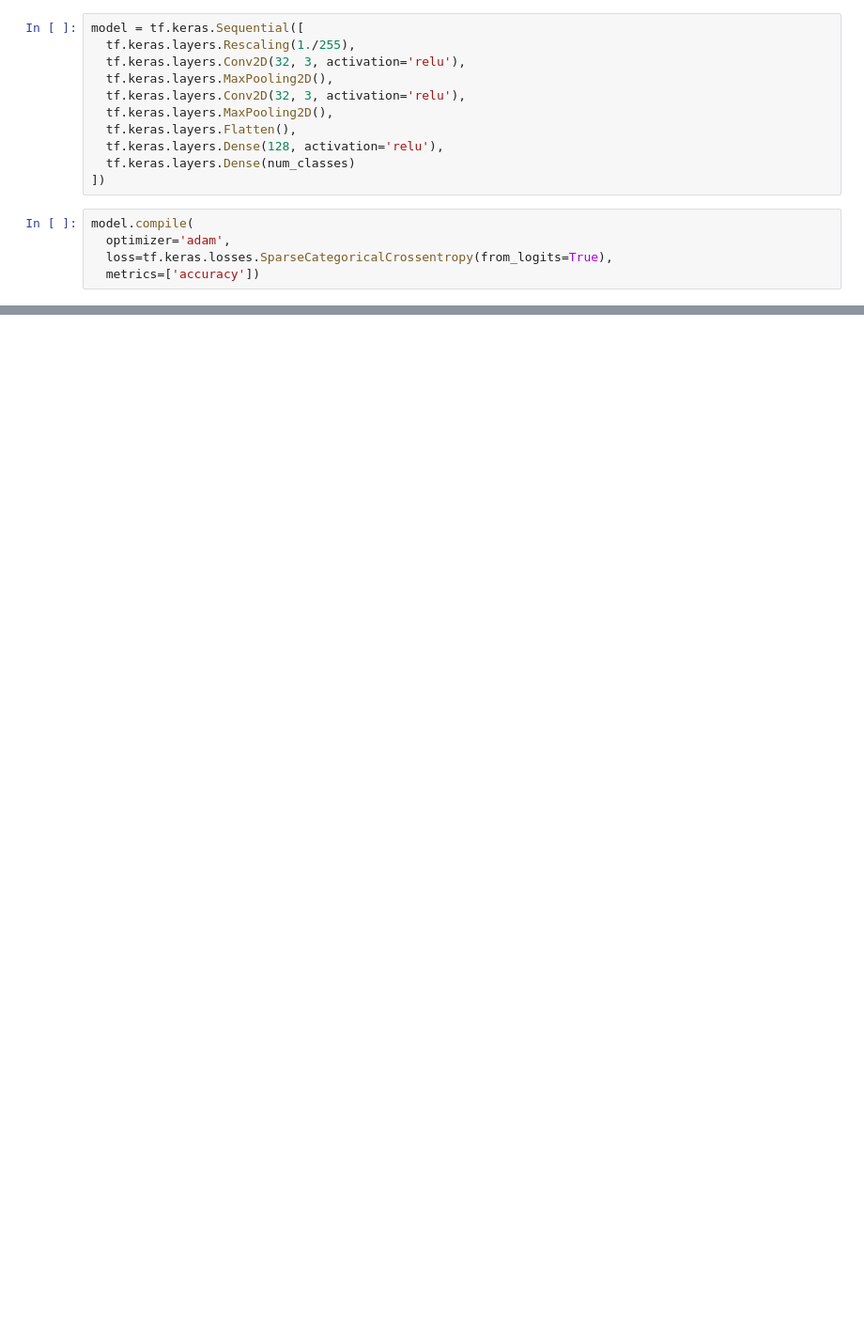
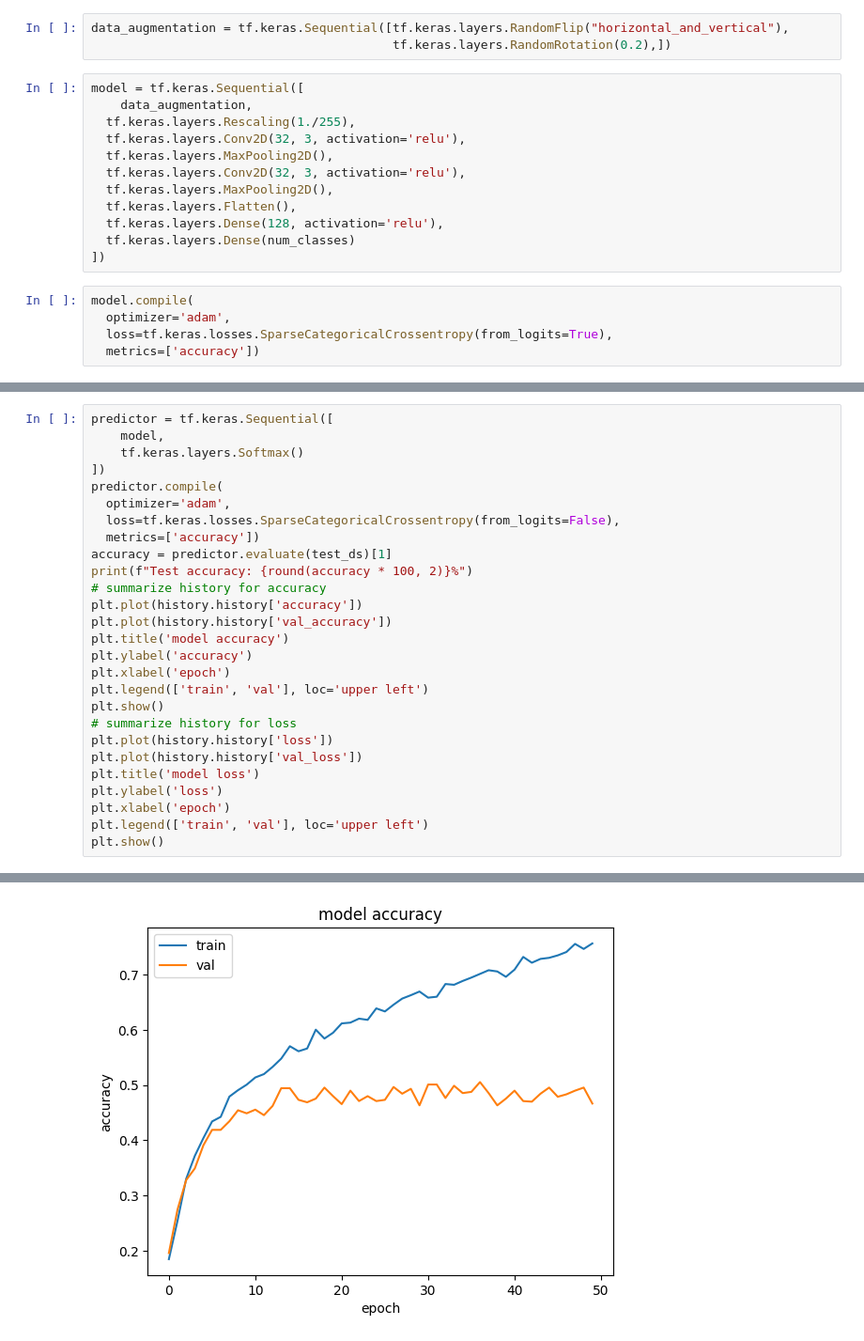
Before and after one commit to andy0liang/laundry-sorting, a Jupyter notebook: CNN.ipynb, the cells around one changed output, grey strips where cells are left out. Shown at 94% size. Drawn from its saved outputs; the diff is of its cells as text; blank space fills up the shorter version.

```diff
--- a/CNN.ipynb
+++ b/CNN.ipynb
@@ -134,5 +156,9 @@ Using 900 files for validation.
+# %%
+data_augmentation = tf.keras.Sequential([tf.keras.layers.RandomFlip("horizontal_and_vertical"),
+                                         tf.keras.layers.RandomRotation(0.2),])
 # %%
 model = tf.keras.Sequential([
+    data_augmentation,
   tf.keras.layers.Rescaling(1./255),
   tf.keras.layers.Conv2D(32, 3, activation='relu'),
   tf.keras.layers.MaxPooling2D(),
@@ -173,0 +200,28 @@ Epoch 15/15
+# %%
+predictor = tf.keras.Sequential([
+    model,
+    tf.keras.layers.Softmax()
+])
+predictor.compile(
+  optimizer='adam',
+  loss=tf.keras.losses.SparseCategoricalCrossentropy(from_logits=False),
+  metrics=['accuracy'])
+accuracy = predictor.evaluate(test_ds)[1]
+print(f"Test accuracy: {round(accuracy * 100, 2)}%")
+# summarize history for accuracy
+plt.plot(history.history['accuracy'])
+plt.plot(history.history['val_accuracy'])
+plt.title('model accuracy')
+plt.ylabel('accuracy')
+plt.xlabel('epoch')
+plt.legend(['train', 'val'], loc='upper left')
+plt.show()
+# summarize history for loss
+plt.plot(history.history['loss'])
+plt.plot(history.history['val_loss'])
+plt.title('model loss')
+plt.ylabel('loss')
+plt.xlabel('epoch')
+plt.legend(['train', 'val'], loc='upper left')
+plt.show()
+# %% [output]
@@ -173,0 +230 @@ Epoch 15/15
+[figure, added]
```
Also changed, not shown: parts of 21 cells of this notebook, 3 other files.
